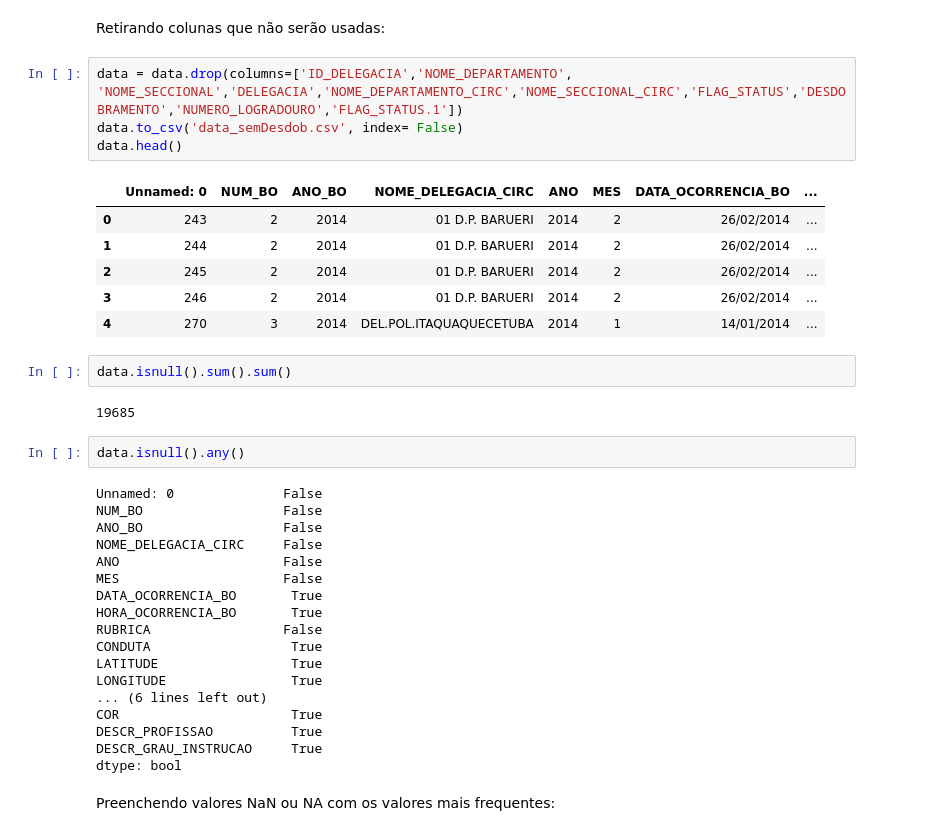
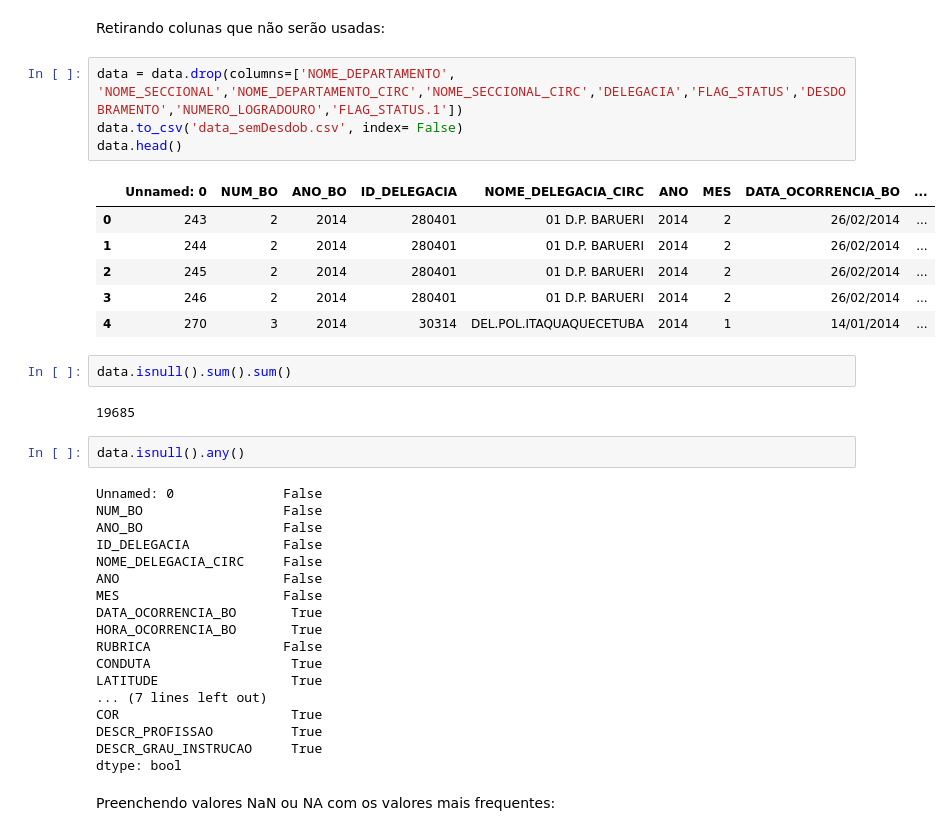
Before and after one commit to debora28/pi-2020.2, a Jupyter notebook: 07_12_Crime_E2.ipynb, the cells around one changed output. Cells and saved outputs as stored; diff of their text form.

```diff
--- a/07_12_Crime_E2.ipynb
+++ b/07_12_Crime_E2.ipynb
@@ -44,16 +77,16 @@ data.shape
 # %% [markdown]
 Retirando colunas que não serão usadas:
 # %%
-data = data.drop(columns=['ID_DELEGACIA','NOME_DEPARTAMENTO', 'NOME_SECCIONAL','DELEGACIA','NOME_DEPARTAMENTO_CIRC','NOME_SECCIONAL_CIRC','FLAG_STATUS','DESDOBRAMENTO','NUMERO_LOGRADOURO','FLAG_STATUS.1'])
+data = data.drop(columns=['NOME_DEPARTAMENTO', 'NOME_SECCIONAL','NOME_DEPARTAMENTO_CIRC','NOME_SECCIONAL_CIRC','DELEGACIA','FLAG_STATUS','DESDOBRAMENTO','NUMERO_LOGRADOURO','FLAG_STATUS.1'])
 data.to_csv('data_semDesdob.csv', index= False)
 data.head()
 # %% [output]
-|  | Unnamed: 0 | NUM_BO | ANO_BO | NOME_DELEGACIA_CIRC | ANO | MES | DATA_OCORRENCIA_BO | ... |
-| 0 | 243 | 2 | 2014 | 01 D.P. BARUERI | 2014 | 2 | 26/02/2014 | ... |
-| 1 | 244 | 2 | 2014 | 01 D.P. BARUERI | 2014 | 2 | 26/02/2014 | ... |
-| 2 | 245 | 2 | 2014 | 01 D.P. BARUERI | 2014 | 2 | 26/02/2014 | ... |
-| 3 | 246 | 2 | 2014 | 01 D.P. BARUERI | 2014 | 2 | 26/02/2014 | ... |
-| 4 | 270 | 3 | 2014 | DEL.POL.ITAQUAQUECETUBA | 2014 | 1 | 14/01/2014 | ... |
+|  | Unnamed: 0 | NUM_BO | ANO_BO | ID_DELEGACIA | NOME_DELEGACIA_CIRC | ANO | MES | DATA_OCORRENCIA_BO | ... |
+| 0 | 243 | 2 | 2014 | 280401 | 01 D.P. BARUERI | 2014 | 2 | 26/02/2014 | ... |
+| 1 | 244 | 2 | 2014 | 280401 | 01 D.P. BARUERI | 2014 | 2 | 26/02/2014 | ... |
+| 2 | 245 | 2 | 2014 | 280401 | 01 D.P. BARUERI | 2014 | 2 | 26/02/2014 | ... |
+| 3 | 246 | 2 | 2014 | 280401 | 01 D.P. BARUERI | 2014 | 2 | 26/02/2014 | ... |
+| 4 | 270 | 3 | 2014 | 30314 | DEL.POL.ITAQUAQUECETUBA | 2014 | 1 | 14/01/2014 | ... |
 # %%
 data.isnull().sum().sum()
 # %% [output]
@@ -64,6 +97,7 @@ data.isnull().any()
 Unnamed: 0              False
 NUM_BO                  False
 ANO_BO                  False
+ID_DELEGACIA            False
 NOME_DELEGACIA_CIRC     False
 ANO                     False
 MES                     False
@@ -72,8 +106,7 @@ HORA_OCORRENCIA_BO       True
 RUBRICA                 False
 CONDUTA                  True
 LATITUDE                 True
-LONGITUDE                True
-... (6 lines left out)
+... (7 lines left out)
 COR                      True
 DESCR_PROFISSAO          True
 DESCR_GRAU_INSTRUCAO     True
```
Also changed, not shown: parts of 39 cells of this notebook.
